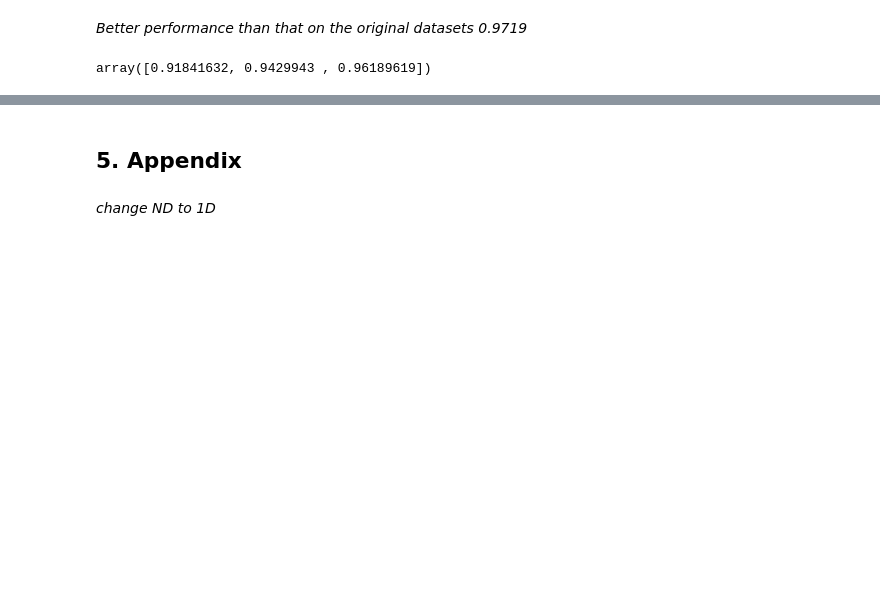
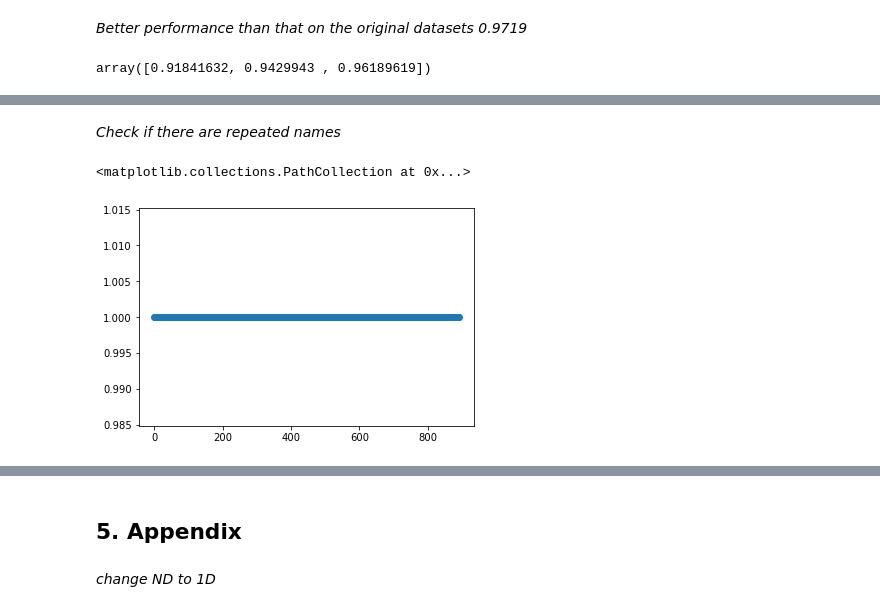
Before and after one commit to GoldenRaven/MachineLearning_notebook, a Jupyter notebook: 03_classification.ipynb, the cells around one changed output, grey strips where cells are left out. Saved outputs shown, nothing was run; the diff lists cells and outputs as text; code cells hidden in the pictures; blank space fills up the shorter version.

Commit message:
feat: add pd org, add titanic dataset, add Kaggle notebook

```diff
--- a/03_classification.ipynb
+++ b/03_classification.ipynb
@@ -683,0 +694,3 @@ array([0.91841632, 0.9429943 , 0.96189619])
+# %%
+#train = pd.read_csv("../input/titanic/train.csv")
+train = pd.read_csv("datasets/titanic/train.csv")
@@ -683,0 +759,9 @@ array([0.91841632, 0.9429943 , 0.96189619])
+# %% [markdown]
+*Check if there are repeated names*
+# %%
+name_count = train["Name"].value_counts().values
+# %%
+plt.scatter(range(len(name_count)), name_count)
+# %% [output]
+<matplotlib.collections.PathCollection at 0x...>
+[figure, added]
```
Also changed, not shown: parts of 30 cells of this notebook, 7 other files.
